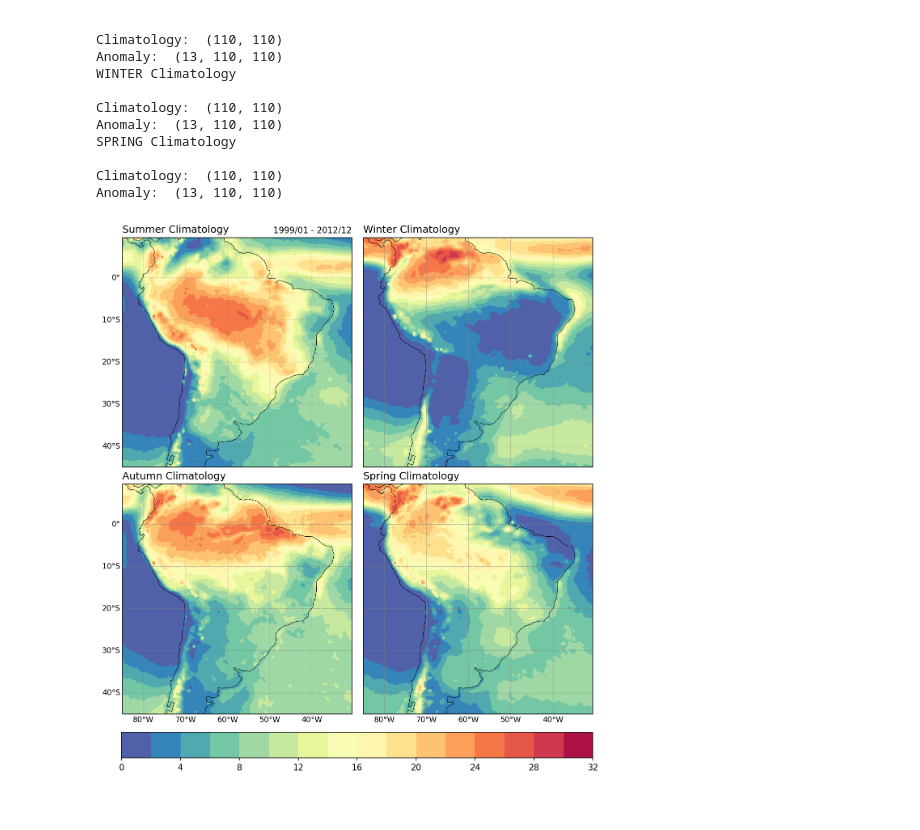
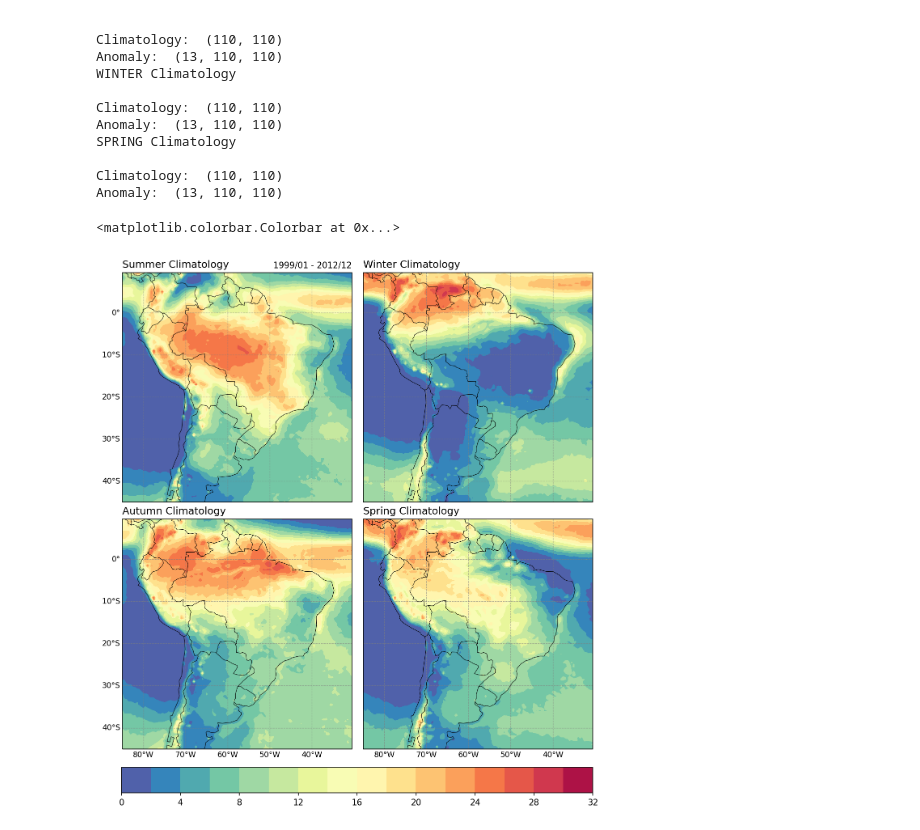
Before and after one commit to mhacarthur/clima-anom, a Jupyter notebook: examples/Rainfall_Monthly_Seasonal.ipynb, the cells around one changed output. Drawn from its saved outputs; the diff is of its cells as text; code cells hidden in the pictures.

Commit message:
update examples and figures

```diff
--- a/examples/Rainfall_Monthly_Seasonal.ipynb
+++ b/examples/Rainfall_Monthly_Seasonal.ipynb
@@ -20,7 +23,7 @@ lon : (110,)
 time : (168,)
 prec : (168, 110, 110)
 # %%
-pre_dictionary = ca.clima_anom(pre)
+pre_dictionary = ca.data_dictionary(pre)
 # %% [output]
 Keys level 1:  dict_keys(['jan', 'feb', 'mar', 'apr', 'may', 'jun', 'jul', 'ago', 'sep', 'oct', 'nov', 'dec'])
 keys level 2:  dict_keys(['data', 'clim', 'anom'])
@@ -62,7 +65,8 @@ fig = plt.figure(figsize=(10,10.5),dpi=150)
 gs = gridspec.GridSpec(2,2)
 
 ax1 = plt.subplot(gs[0, 0], projection = proj)
-ax1.coastlines(linestyle='-',linewidth=0.5,color='black',zorder=4)
+ax1.add_feature(cfeature.COASTLINE,linewidth=0.5,color='black',zorder=4)
+ax1.add_feature(cfeature.BORDERS,linewidth=0.5,color='black',zorder=4)
 a1 = ax1.contourf(lon2d, lat2d, summer_clim,levels=levels,cmap=cmap)
 gl = ax1.gridlines(crs = proj,draw_labels=True,linewidth=0.6,color='gray',alpha=0.6,linestyle='--')
 gl.top_labels = False
@@ -75,7 +79,8 @@ ax1.set_title('Summer Climatology',fontsize=12,loc='left')
 ax1.set_title('1999/01 - 2012/12',fontsize=10,loc='right')
 
 ax2 = plt.subplot(gs[1, 0], projection = proj)
-ax2.coastlines(linestyle='-',linewidth=0.5,color='black',zorder=4)
+ax2.add_feature(cfeature.COASTLINE,linewidth=0.5,color='black',zorder=4)
+ax2.add_feature(cfeature.BORDERS,linewidth=0.5,color='black',zorder=4)
 a2 = ax2.contourf(lon2d, lat2d, autumn_clim,levels=levels,cmap=cmap)
 gl = ax2.gridlines(crs = proj,draw_labels=False,linewidth=0.6,color='gray',alpha=0.6,linestyle='--')
 gl.top_labels = False
@@ -87,34 +92,37 @@ gl.ylabel_style = {'size': 9, 'color': 'black'}
 ax2.set_title('Autumn Climatology',fontsize=12,loc='left')
 
 ax3 = plt.subplot(gs[0, 1], projection = proj)
-ax3.coastlines(linestyle='-',linewidth=0.5,color='black',zorder=4)
+ax3.add_feature(cfeature.COASTLINE,linewidth=0.5,color='black',zorder=4)
+ax3.add_feature(cfeature.BORDERS,linewidth=0.5,color='black',zorder=4)
 a3 = ax3.contourf(lon2d, lat2d, winter_clim,levels=levels,cmap=cmap)
 gl = ax3.gridlines(crs = proj,draw_labels=True,linewidth=0.6,color='gray',alpha=0.6,linestyle='--')
 gl.top_labels = False
 gl.bottom_labels = False
 gl.right_labels = False
 gl.left_labels = False
 gl.xlabel_style = {'size': 9, 'color': 'black'}
 gl.ylabel_style = {'size': 9, 'color': 'black'}
 ax3.set_title('Winter Climatology',fontsize=12,loc='left')
 
 ax4 = plt.subplot(gs[1, 1], projection = proj)
-ax4.coastlines(linestyle='-',linewidth=0.5,color='black',zorder=4)
+ax4.add_feature(cfeature.COASTLINE,linewidth=0.5,color='black',zorder=4)
+ax4.add_feature(cfeature.BORDERS,linewidth=0.5,color='black',zorder=4)
 a4 = ax4.contourf(lon2d, lat2d, spring_clim,levels=levels,cmap=cmap)
 gl = ax4.gridlines(crs = proj,draw_labels=True,linewidth=0.6,color='gray',alpha=0.6,linestyle='--')
 gl.top_labels = False
 gl.bottom_labels = True
 gl.right_labels = False
 gl.left_labels = False
 gl.xlabel_style = {'size': 9, 'color': 'black'}
 gl.ylabel_style = {'size': 9, 'color': 'black'}
 ax4.set_title('Spring Climatology',fontsize=12,loc='left')
 
 plt.subplots_adjust(left=None, bottom=None, right=None, top=None, hspace=0.05, wspace=0.05)
 
 cbaxes = fig.add_axes([0.124, 0.06, 0.776, 0.04])
 fig.colorbar(a1, cax = cbaxes,orientation="horizontal")
 
-plt.savefig('../fig/Monthly_Seasonal.png',transparent = False,bbox_inches ='tight',pad_inches = 0.1)
+# plt.savefig('../fig/Monthly_Seasonal.png',transparent = False,bbox_inches ='tight',pad_inches = 0.1)
 # %% [output]
+<matplotlib.colorbar.Colorbar at 0x...>
-[figure, old version]
+[figure, new version]
```
Also changed, not shown: parts of 3 cells of this notebook, 3 other files.
